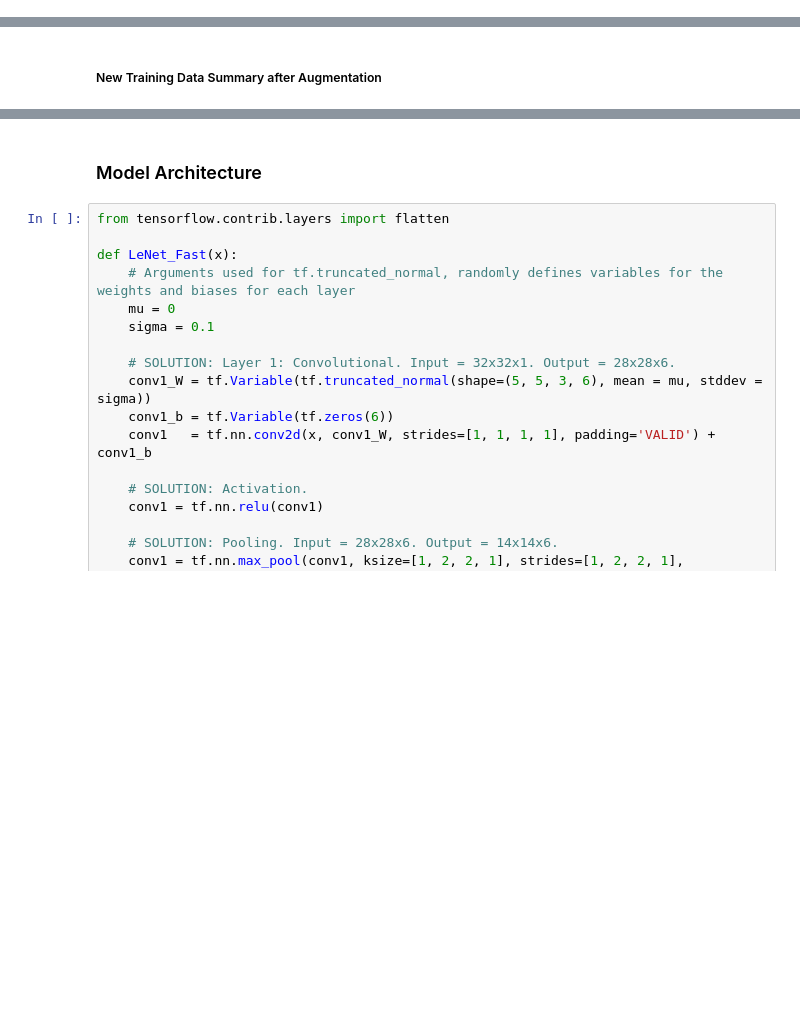
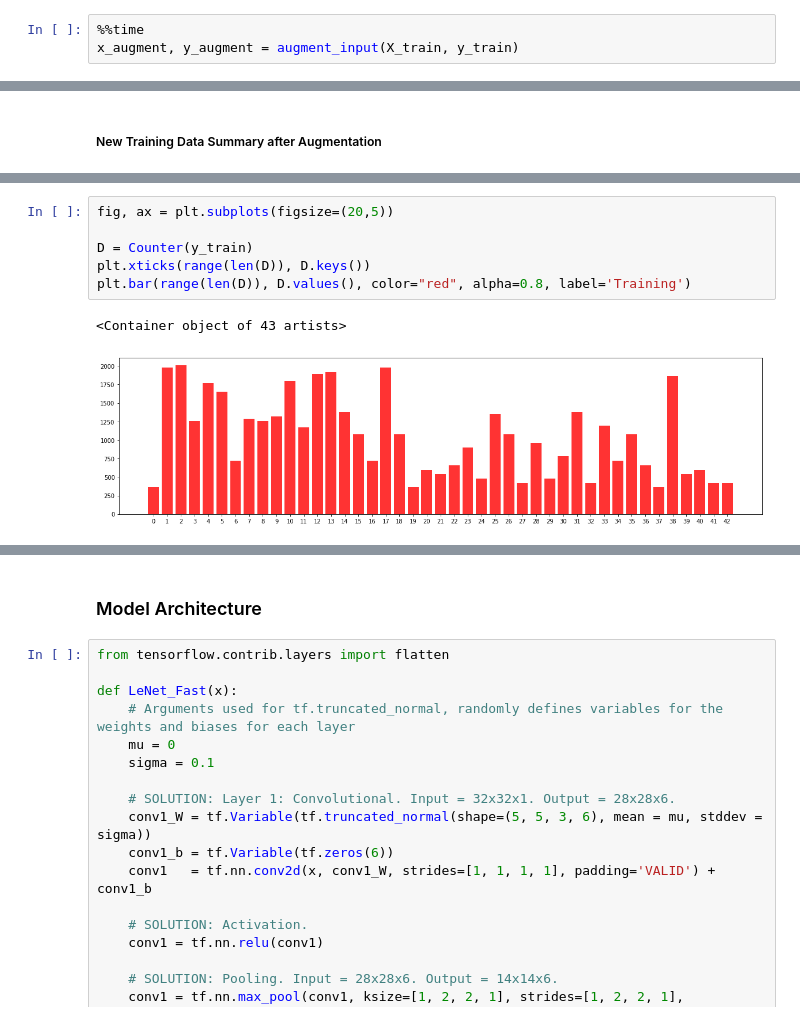
Before and after one commit to asadziach/CarND-Traffic-Sign-Classifier-Project, a Jupyter notebook: Traffic_Sign_Classifier.ipynb, the cells around one changed output, grey strips where cells are left out. Drawn from its saved outputs; the diff is of its cells as text; blank space fills up the shorter version.

```diff
--- a/Traffic_Sign_Classifier.ipynb
+++ b/Traffic_Sign_Classifier.ipynb
@@ -263,0 +237,3 @@ X_train, y_train = shuffle(X_train, y_train)
+# %%
+%%time
+x_augment, y_augment = augment_input(X_train, y_train)
@@ -276,2 +298,11 @@ Number of training examples = 34799
 Image data shape = (32, 32, 3)
 Number of classes = 43
+# %%
+fig, ax = plt.subplots(figsize=(20,5))
+
+D = Counter(y_train)
+plt.xticks(range(len(D)), D.keys())
+plt.bar(range(len(D)), D.values(), color="red", alpha=0.8, label='Training')
+# %% [output]
+<Container object of 43 artists>
+[figure, added]
```
Also changed, not shown: parts of 24 cells of this notebook.
